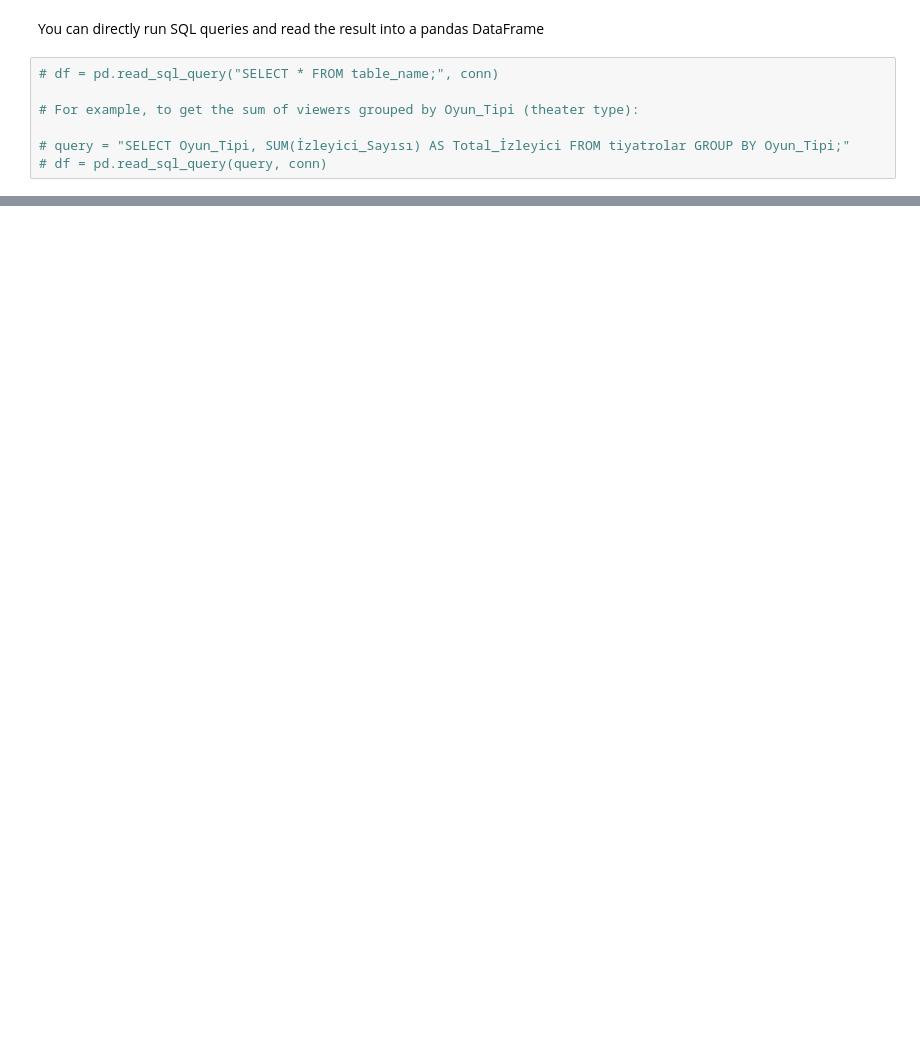
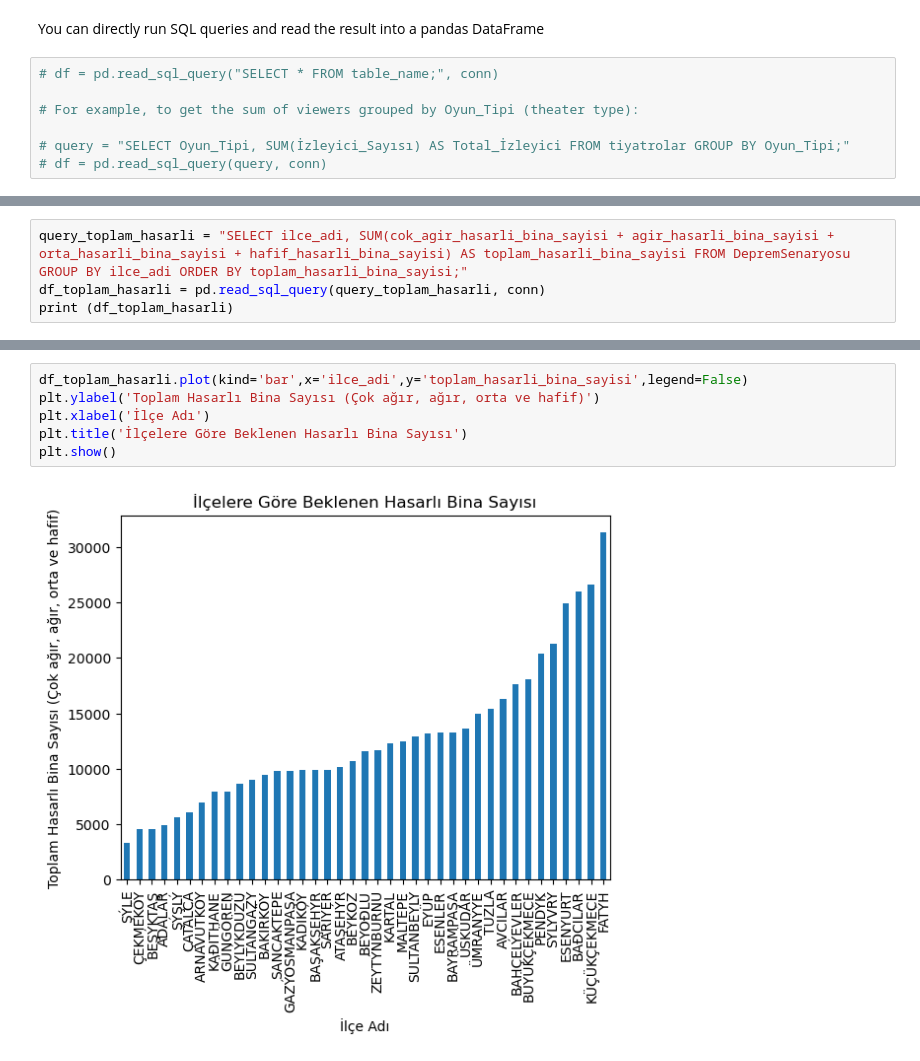
Before and after one commit to e-ozg/data-analizi-notlari, a Jupyter notebook: 13-Using SQLite in Python.ipynb, the cells around one changed output, grey strips where cells are left out. Drawn from its saved outputs; the diff is of its cells as text; blank space fills up the shorter version.

```diff
--- a/13-Using SQLite in Python.ipynb
+++ b/13-Using SQLite in Python.ipynb
@@ -57,0 +172,4 @@ You can directly run SQL queries and read the result into a pandas DataFrame
+# %%
+query_toplam_hasarli = "SELECT ilce_adi, SUM(cok_agir_hasarli_bina_sayisi + agir_hasarli_bina_sayisi + orta_hasarli_bina_sayisi + hafif_hasarli_bina_sayisi) AS toplam_hasarli_bina_sayisi FROM DepremSenaryosu GROUP BY ilce_adi ORDER BY toplam_hasarli_bina_sayisi;"
+df_toplam_hasarli = pd.read_sql_query(query_toplam_hasarli, conn)
+print (df_toplam_hasarli)
@@ -57,0 +194,8 @@ You can directly run SQL queries and read the result into a pandas DataFrame
+# %%
+df_toplam_hasarli.plot(kind='bar',x='ilce_adi',y='toplam_hasarli_bina_sayisi',legend=False)
+plt.ylabel('Toplam Hasarlı Bina Sayısı (Çok ağır, ağır, orta ve hafif)')
+plt.xlabel('İlçe Adı')
+plt.title('İlçelere Göre Beklenen Hasarlı Bina Sayısı')
+plt.show()
+# %% [output]
+[figure, added]
```
Also changed, not shown: parts of 13 cells of this notebook, 1 other file.
